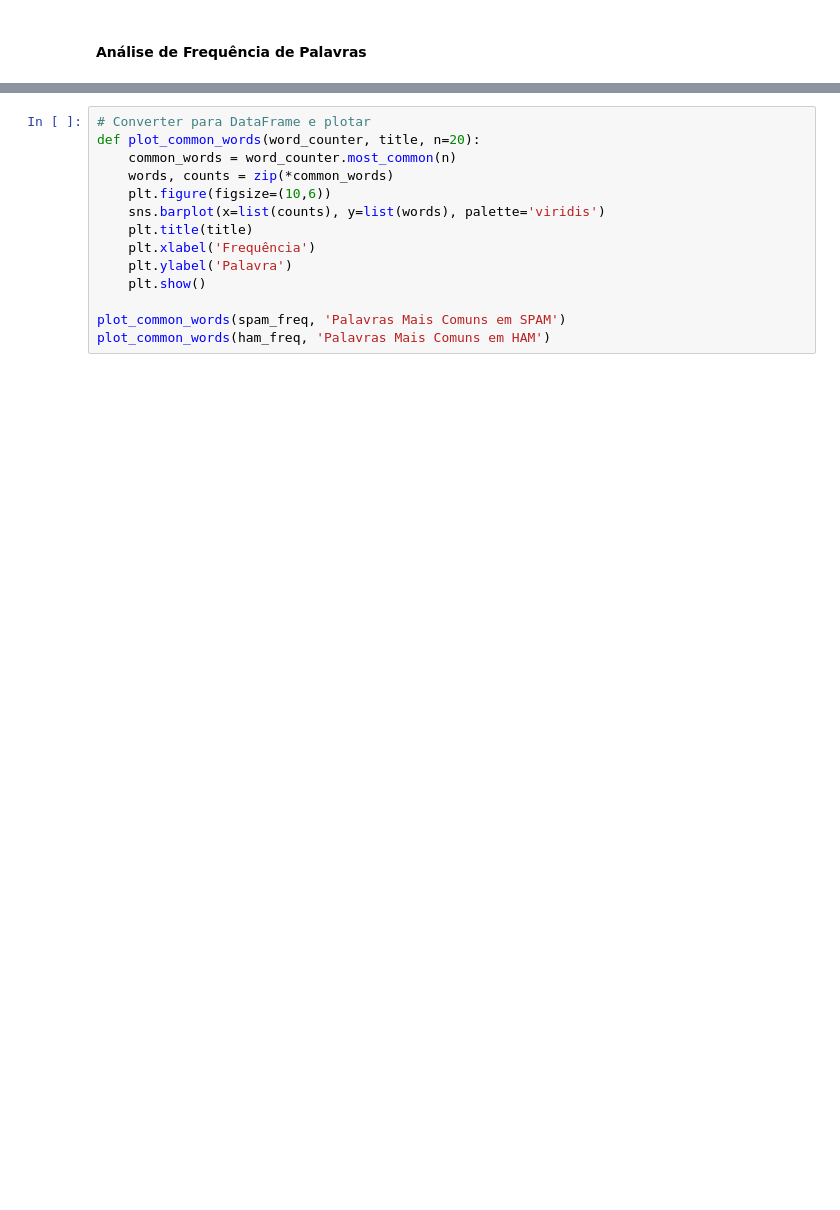
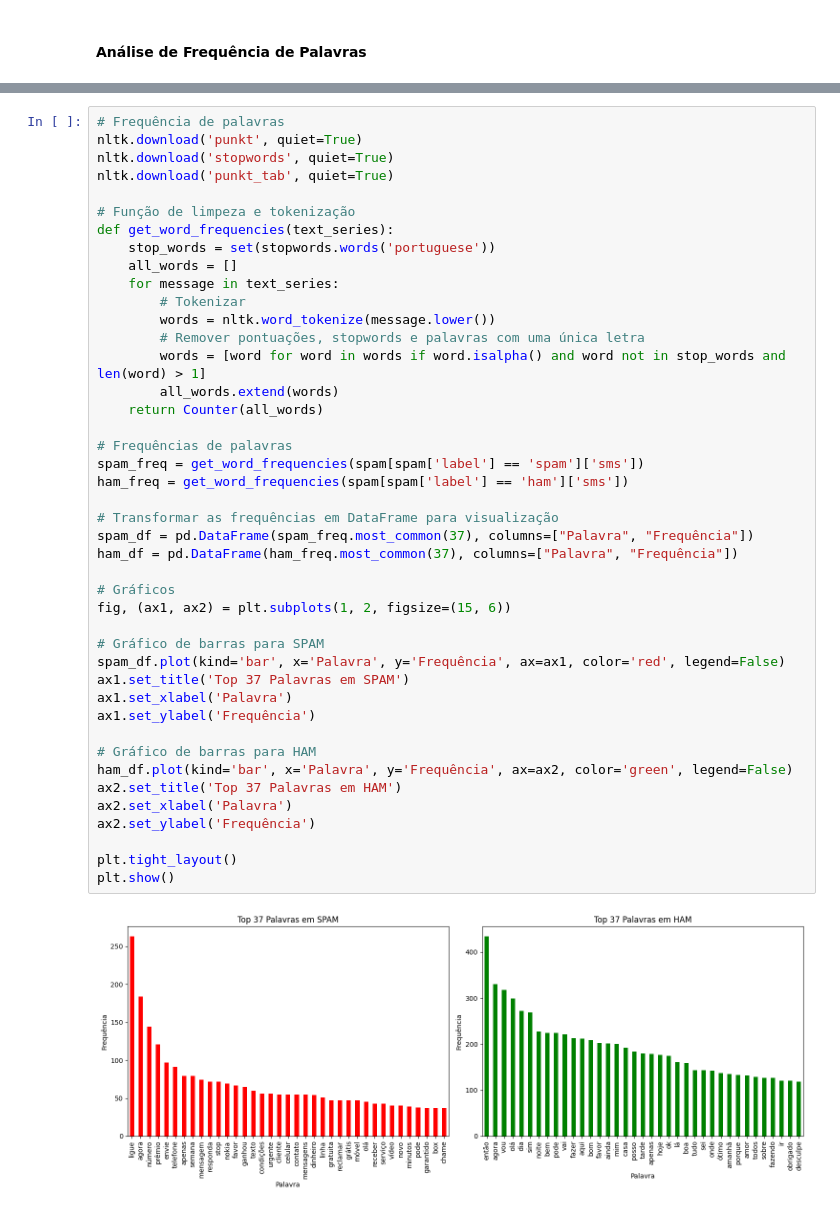
Before and after one commit to thyarles/unb-pca-spamdetector, a Jupyter notebook: spam.ipynb, the cells around one changed output, grey strips where cells are left out. Cells and saved outputs as stored; diff of their text form; blank space fills up the shorter version.

```diff
--- a/spam.ipynb
+++ b/spam.ipynb
@@ -170,14 +140,45 @@ print(ham_freq.most_common(20))
-# %%
-# Converter para DataFrame e plotar
-def plot_common_words(word_counter, title, n=20):
-    common_words = word_counter.most_common(n)
-    words, counts = zip(*common_words)
-    plt.figure(figsize=(10,6))
-    sns.barplot(x=list(counts), y=list(words), palette='viridis')
-    plt.title(title)
-    plt.xlabel('Frequência')
-    plt.ylabel('Palavra')
-    plt.show()
-
-plot_common_words(spam_freq, 'Palavras Mais Comuns em SPAM')
-plot_common_words(ham_freq, 'Palavras Mais Comuns em HAM')
+# %%
+# Frequência de palavras
+nltk.download('punkt', quiet=True)
+nltk.download('stopwords', quiet=True)
+nltk.download('punkt_tab', quiet=True)
+
+# Função de limpeza e tokenização
+def get_word_frequencies(text_series):
+    stop_words = set(stopwords.words('portuguese'))
+    all_words = []
+    for message in text_series:
+        # Tokenizar
+        words = nltk.word_tokenize(message.lower())
+        # Remover pontuações, stopwords e palavras com uma única letra
+        words = [word for word in words if word.isalpha() and word not in stop_words and len(word) > 1]
+        all_words.extend(words)
+    return Counter(all_words)
+
+# Frequências de palavras
+spam_freq = get_word_frequencies(spam[spam['label'] == 'spam']['sms'])
+ham_freq = get_word_frequencies(spam[spam['label'] == 'ham']['sms'])
+
+# Transformar as frequências em DataFrame para visualização
+spam_df = pd.DataFrame(spam_freq.most_common(37), columns=["Palavra", "Frequência"])
+ham_df = pd.DataFrame(ham_freq.most_common(37), columns=["Palavra", "Frequência"])
+
+# Gráficos
+fig, (ax1, ax2) = plt.subplots(1, 2, figsize=(15, 6))
+
+# Gráfico de barras para SPAM
+spam_df.plot(kind='bar', x='Palavra', y='Frequência', ax=ax1, color='red', legend=False)
+ax1.set_title('Top 37 Palavras em SPAM')
+ax1.set_xlabel('Palavra')
+ax1.set_ylabel('Frequência')
+
+# Gráfico de barras para HAM
+ham_df.plot(kind='bar', x='Palavra', y='Frequência', ax=ax2, color='green', legend=False)
+ax2.set_title('Top 37 Palavras em HAM')
+ax2.set_xlabel('Palavra')
+ax2.set_ylabel('Frequência')
+
+plt.tight_layout()
+plt.show()
+# %% [output]
+[figure, added]
```
Also changed, not shown: parts of 16 cells of this notebook.
